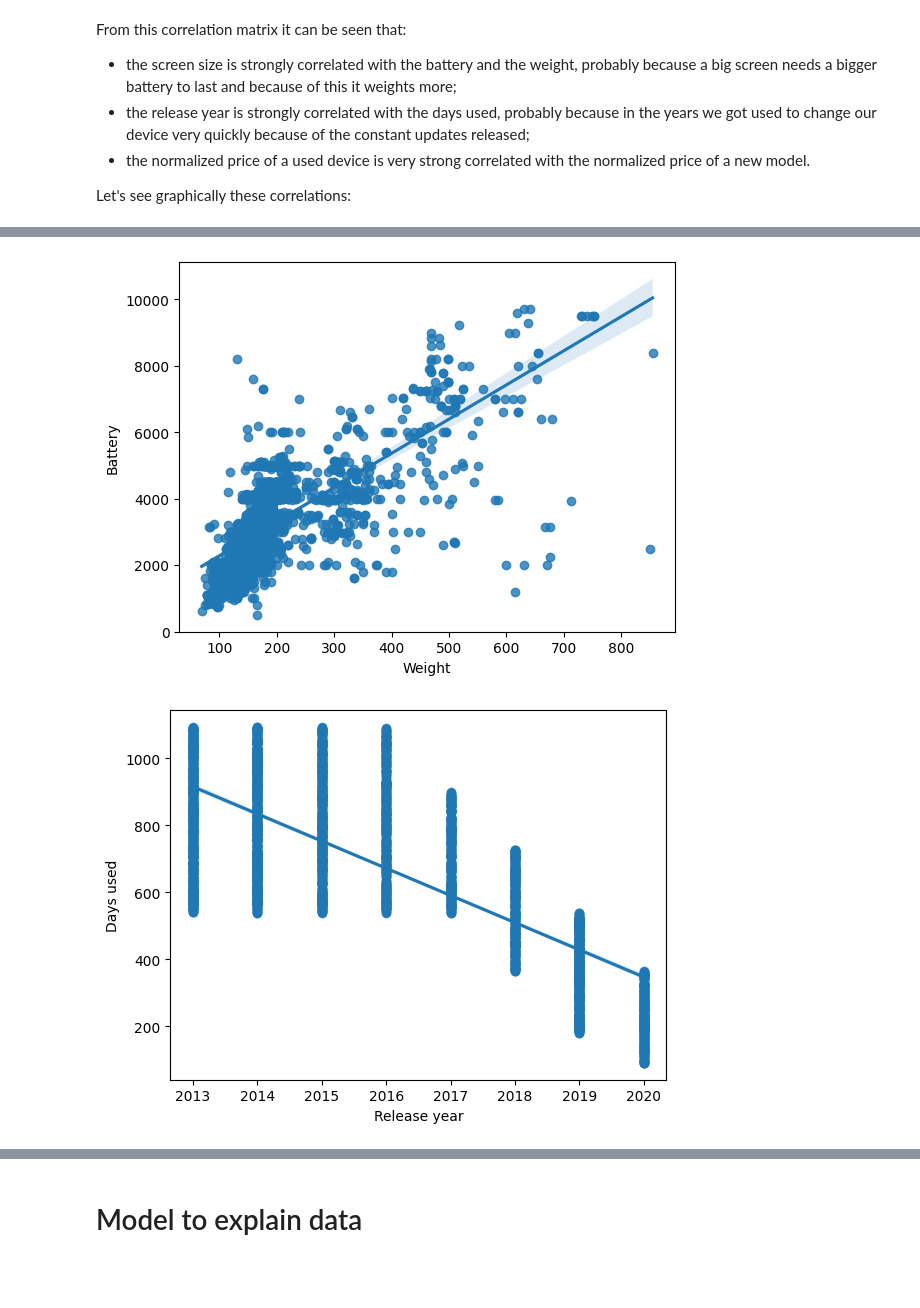
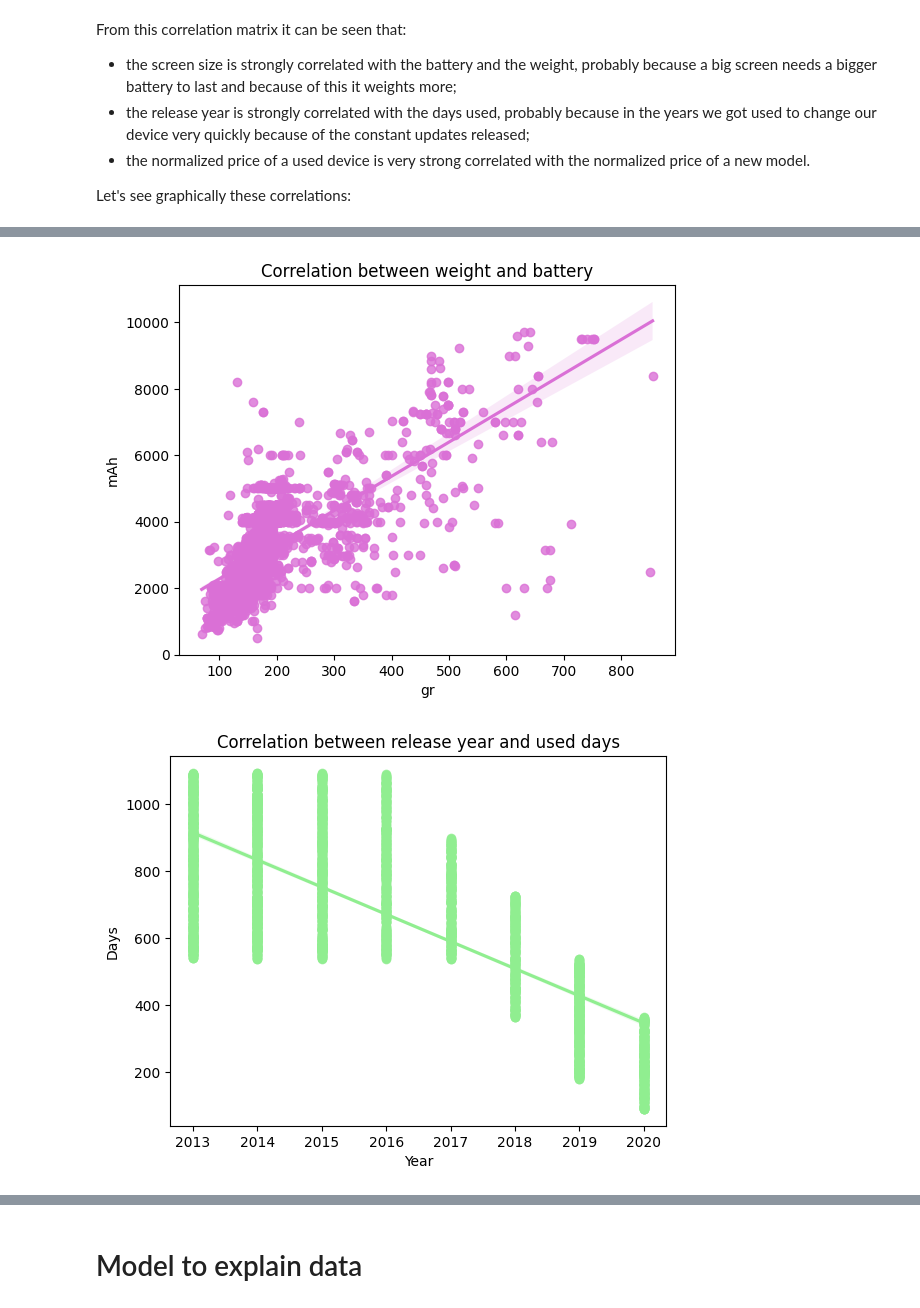
Before and after one commit to annalisadettorii/Project, a Jupyter notebook: project_notebook.ipynb, the cells around one changed output, grey strips where cells are left out. Drawn from its saved outputs; the diff is of its cells as text; code cells hidden in the pictures; blank space fills up the shorter version.

```diff
--- a/project_notebook.ipynb
+++ b/project_notebook.ipynb
@@ -510,17 +516,17 @@ plt.show()
 # %%
-sns.regplot(x = used_device_df['weight'],y = used_device_df['battery'])
-
-plt.xlabel('Weight')
-plt.ylabel('Battery')
+sns.regplot(x = used_device_df['weight'],y = used_device_df['battery'], color = 'orchid')
+plt.xlabel('gr')
+plt.ylabel('mAh')
+plt.title('Correlation between weight and battery')
 plt.show()
 # %% [output]
-[figure, old version]
+[figure, new version]
 # %%
-sns.regplot(x = used_device_df['release_year'],y = used_device_df['days_used'])
-
-plt.xlabel('Release year')
-plt.ylabel('Days used')
+sns.regplot(x = used_device_df['release_year'],y = used_device_df['days_used'], color = 'lightgreen')
+plt.xlabel('Year')
+plt.ylabel('Days')
+plt.title('Correlation between release year and used days')
 plt.show()
 # %% [output]
-[figure, old version]
+[figure, new version]
 # %%
```
Also changed, not shown: parts of 18 cells of this notebook, 1 other file.
